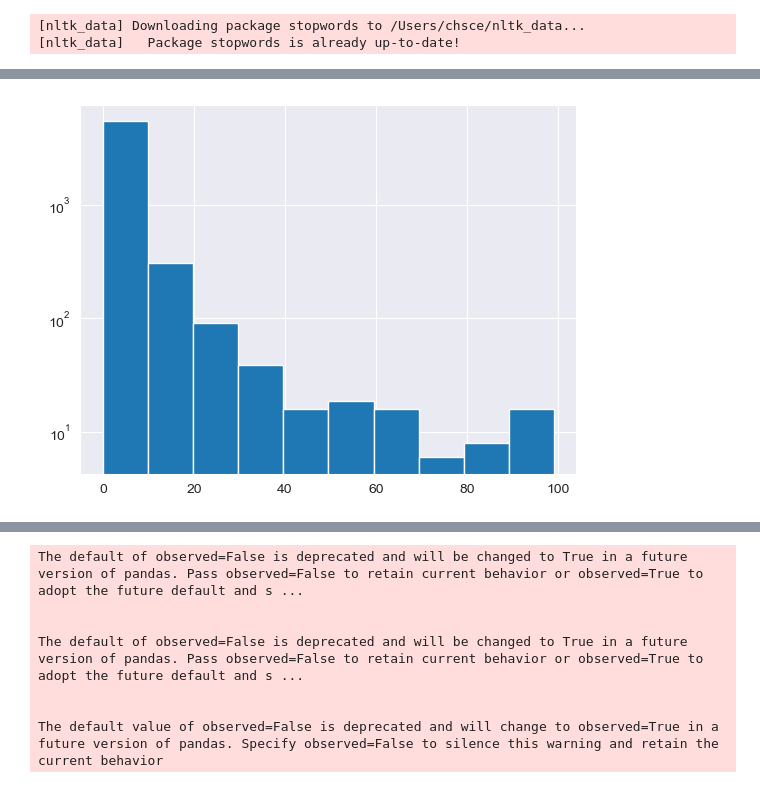
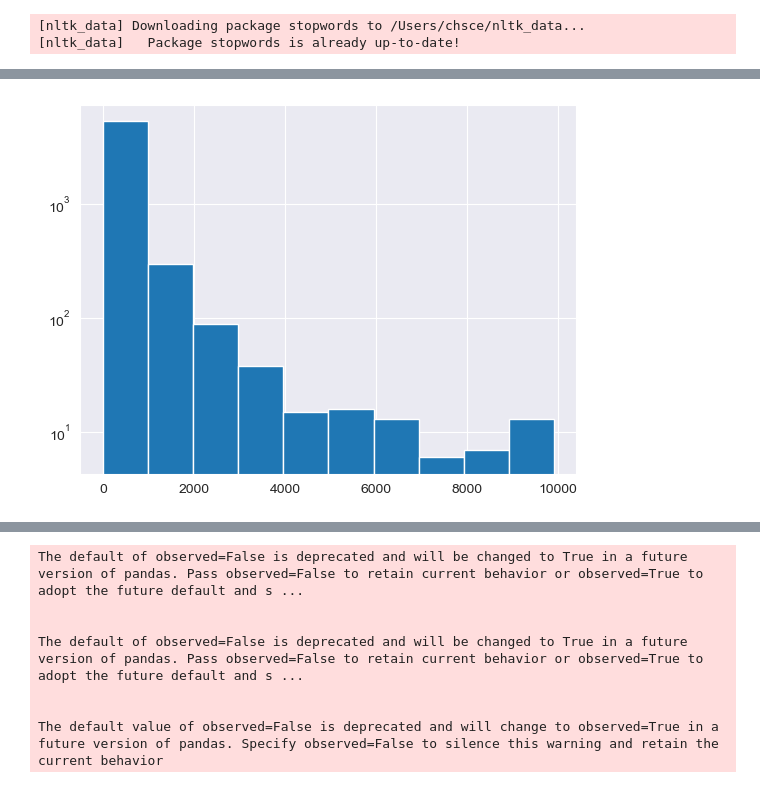
Before and after one commit to epfl-ada/ada-2024-project-databand, a Jupyter notebook: stats.ipynb, the cells around one changed output, grey strips where cells are left out. Saved outputs shown, nothing was run; the diff lists cells and outputs as text; code cells hidden in the pictures.

```diff
--- a/stats.ipynb
+++ b/stats.ipynb
@@ -29,7 +43,9 @@ df.head()
+# %%
+df = df[(df.budget ==0) | (df.budget > 1e2)]
 # %%
 def calculate_roi(df):
     if df.revenue > 0 and df.budget > 0:
-        return (df.revenue - df.budget) / df.budget
+        return (df.revenue - df.budget) / df.budget * 100
     else:
         return 0
 
@@ -77,5 +99,5 @@ plt.show()
 # %%
-plt.hist(df[(df.roi > 0) & (df.roi < 1e2)].roi)
+plt.hist(df[(df.roi > 0) & (df.roi < 1e4)].roi)
 plt.yscale('log')
 # %% [output]
-[figure, old version]
+[figure, new version]
```
Also changed, not shown: parts of 54 cells of this notebook.
